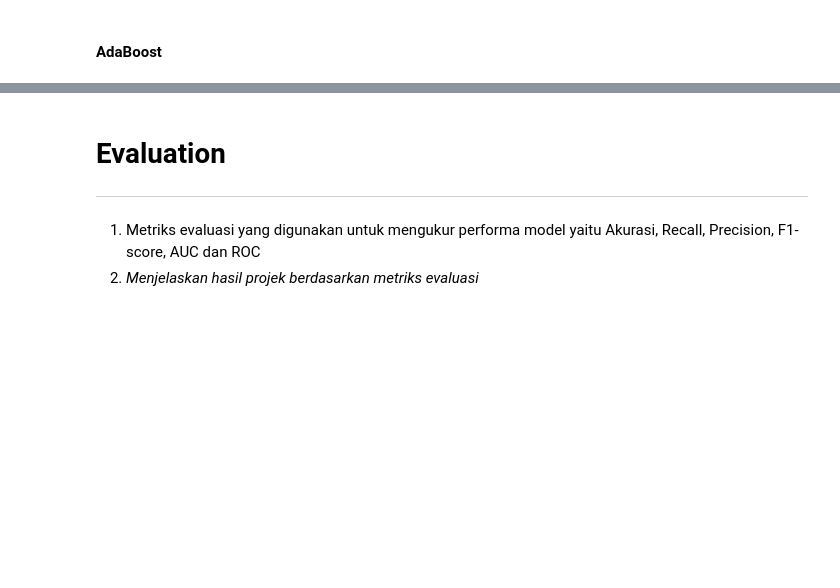
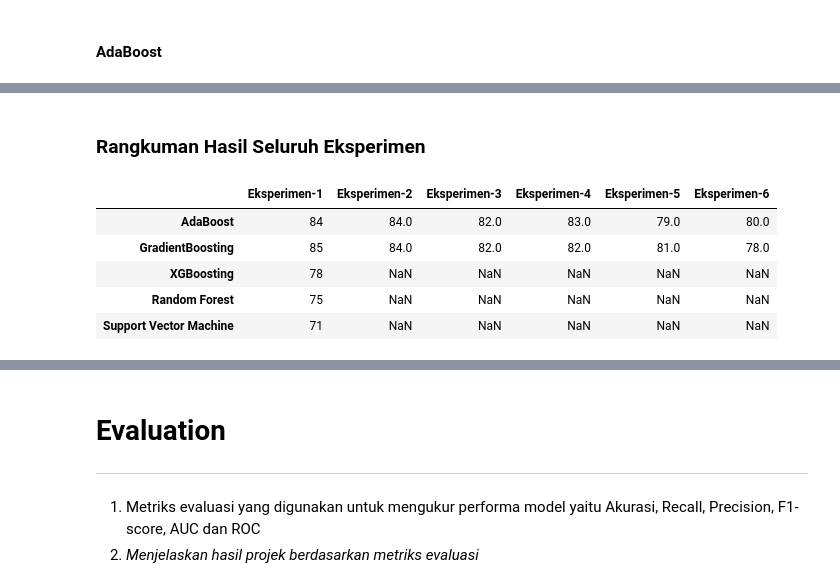
Before and after one commit to satriabimantara/DBS-Foundation-Coding-Camp-2024-Machine-Learning-Developer-Experts, a Jupyter notebook: submission_1_brainstroke_prediction.ipynb, the cells around one changed output, grey strips where cells are left out. Cells and saved outputs as stored; diff of their text form; code cells hidden in the pictures; blank space fills up the shorter version.

```diff
--- a/submission_1_brainstroke_prediction.ipynb
+++ b/submission_1_brainstroke_prediction.ipynb
@@ -1715,0 +1716,42 @@ AUC: 0.80
+# %% [markdown]
+### Rangkuman Hasil Seluruh Eksperimen
+# %%
+report_f1_scores = pd.DataFrame({
+    'Eksperimen-1': [54,51,48,49,57],
+    'Eksperimen-2': [49,51,np.nan,np.nan,np.nan],
+    'Eksperimen-3': [50,53,np.nan,np.nan,np.nan],
+    'Eksperimen-4': [56,57,np.nan,np.nan,np.nan],
+    'Eksperimen-5': [55,57,np.nan,np.nan,np.nan],
+    'Eksperimen-6': [58,55,np.nan,np.nan,np.nan],
+})
+report_f1_scores.rename(index={
+    0:'AdaBoost',
+    1:'GradientBoosting',
+    2:'XGBoosting',
+    3:'Random Forest',
+    4:'Support Vector Machine',
+}, inplace=True)
+report_auc_scores = pd.DataFrame({
+    'Eksperimen-1': [84,85,78,75,71],
+    'Eksperimen-2': [84,84,np.nan,np.nan,np.nan],
+    'Eksperimen-3': [82,82,np.nan,np.nan,np.nan],
+    'Eksperimen-4': [83,82,np.nan,np.nan,np.nan],
+    'Eksperimen-5': [79,81,np.nan,np.nan,np.nan],
+    'Eksperimen-6': [80,78,np.nan,np.nan,np.nan],
+})
+report_auc_scores.rename(index={
+    0:'AdaBoost',
+    1:'GradientBoosting',
+    2:'XGBoosting',
+    3:'Random Forest',
+    4:'Support Vector Machine',
+}, inplace=True)
+# %%
+report_auc_scores
+# %% [output]
+|  | Eksperimen-1 | Eksperimen-2 | Eksperimen-3 | Eksperimen-4 | Eksperimen-5 | Eksperimen-6 |
+| AdaBoost | 84 | 84.0 | 82.0 | 83.0 | 79.0 | 80.0 |
+| GradientBoosting | 85 | 84.0 | 82.0 | 82.0 | 81.0 | 78.0 |
+| XGBoosting | 78 | NaN | NaN | NaN | NaN | NaN |
+| Random Forest | 75 | NaN | NaN | NaN | NaN | NaN |
+| Support Vector Machine | 71 | NaN | NaN | NaN | NaN | NaN |
```
Also changed, not shown: parts of 5 cells of this notebook, 18 other files.
